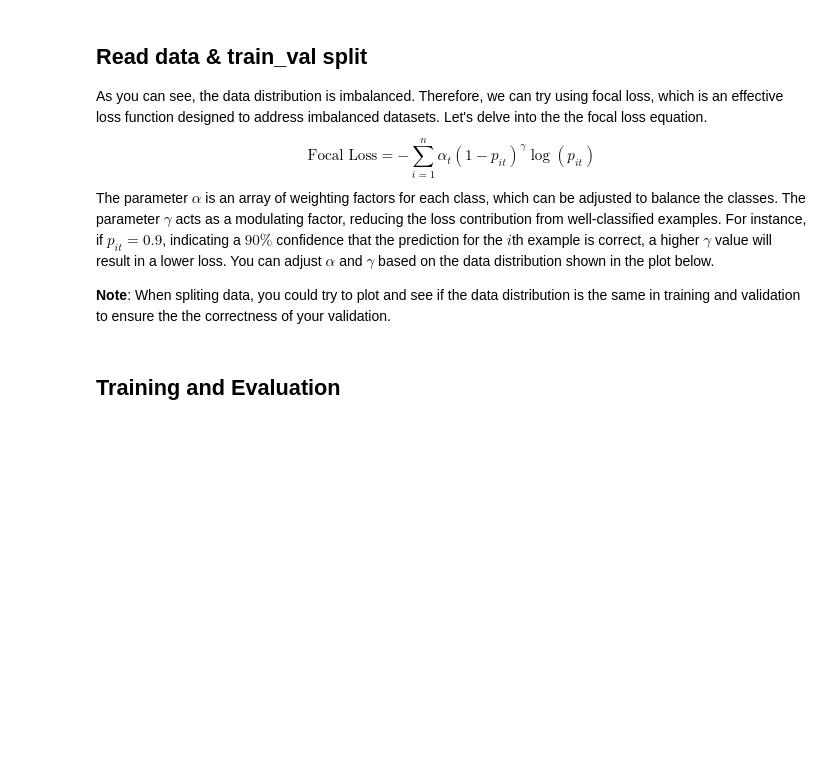
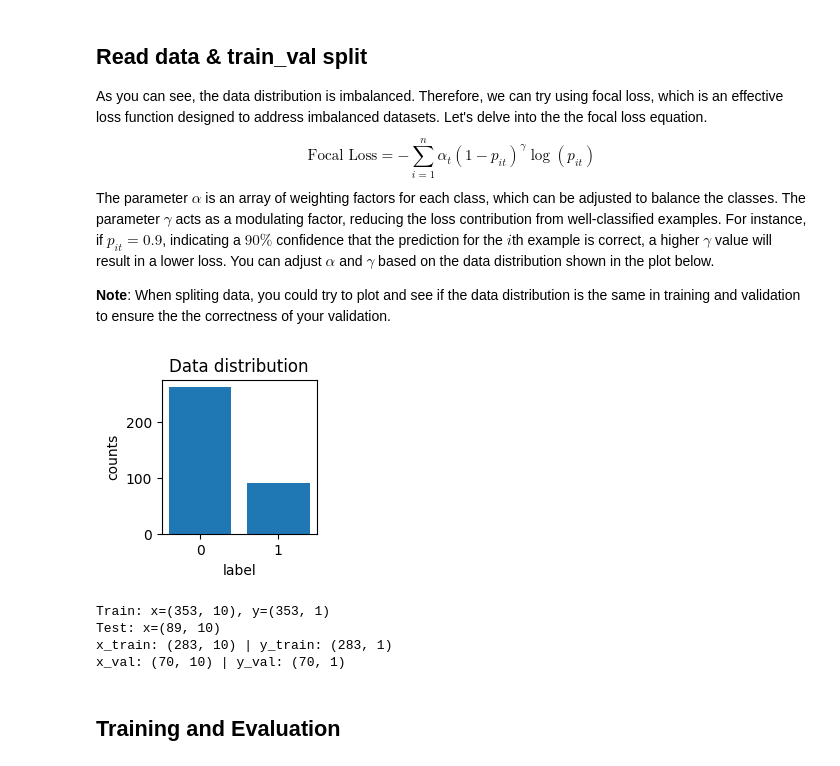
Before and after one commit to nevikw39/ML, a Jupyter notebook: HW3/HW3.ipynb, the cells around one changed output. Cells and saved outputs as stored; diff of their text form; code cells hidden in the pictures; blank space fills up the shorter version.

Commit message:
HW3 Basic

```diff
--- a/HW3/HW3.ipynb
+++ b/HW3/HW3.ipynb
@@ -1474,31 +1487,41 @@ drive.mount('/content/drive')
 # %%
 # load data
-data = np.load('/content/drive/MyDrive/basic_data.npz')
+data = np.load(f"{prefix}/basic_data.npz")
 X_train, Y_train = data["x_train"], data["y_train"]
 X_test = data["x_test"]
 
 # plot the data distribution
 Y_train_1 = len(['_' for y in Y_train if y == 1])
 Y_train_0 = len(['_' for y in Y_train if y == 0])
 plt.figure(figsize=(2, 2))
 plt.bar([0, 1], [Y_train_0, Y_train_1])
 plt.title('Data distribution')
 plt.xlabel('label')
 plt.ylabel('counts')
 plt.show()
 
 print('Train: x=%s, y=%s' % (X_train.shape, Y_train.shape))
 print('Test: x=%s' % (X_test.shape, ))
 
 ### START CODE HERE ###
 # train_val split
 n = X_train.shape[0]
-x_train, y_train = None, None
-x_val, y_val = None, None
+pos, _ = np.where(Y_train)
+neg, _ = np.where(Y_train == 0)
+np.random.shuffle(pos)
+np.random.shuffle(neg)
+x_train, y_train = X_train[indices_train := np.concatenate((pos[len(pos) // 5:], neg[len(neg) // 5:]))], Y_train[indices_train]
+x_val, y_val = X_train[indices_valid := np.concatenate((pos[:len(pos) // 5], neg[:len(neg) // 5]))], Y_train[indices_valid]
 ### END CODE HERE ###
 
 print("x_train: " + str(x_train.shape) + " | y_train: " + str(y_train.shape))
 print("x_val: " + str(x_val.shape) + " | y_val: " + str(y_val.shape))
+# %% [output]
+[figure, added]
+Train: x=(353, 10), y=(353, 1)
+Test: x=(89, 10)
+x_train: (283, 10) | y_train: (283, 1)
+x_val: (70, 10) | y_val: (70, 1)
 # %% [markdown]
 ## Training and Evaluation
 # %%
```
Also changed, not shown: parts of 6 cells of this notebook.
